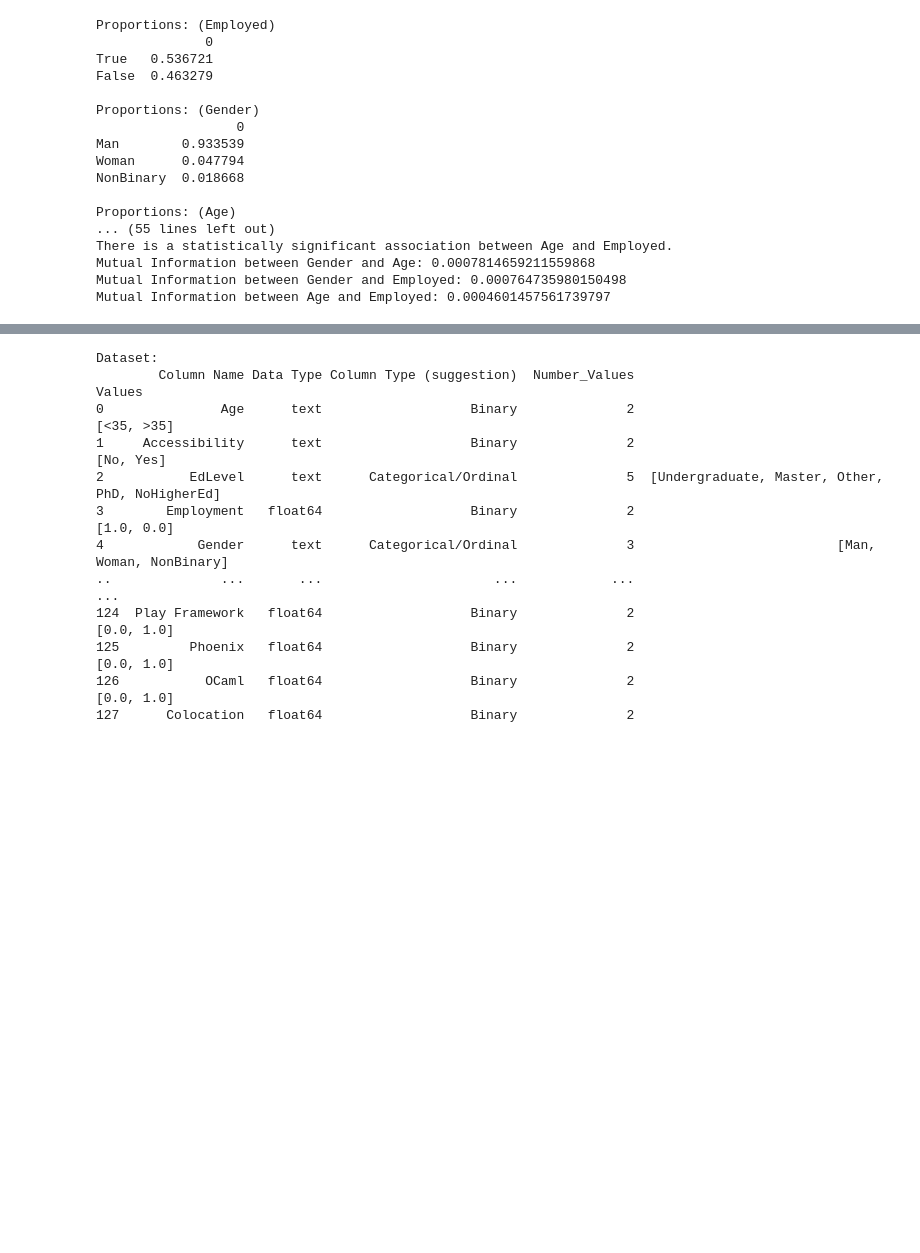
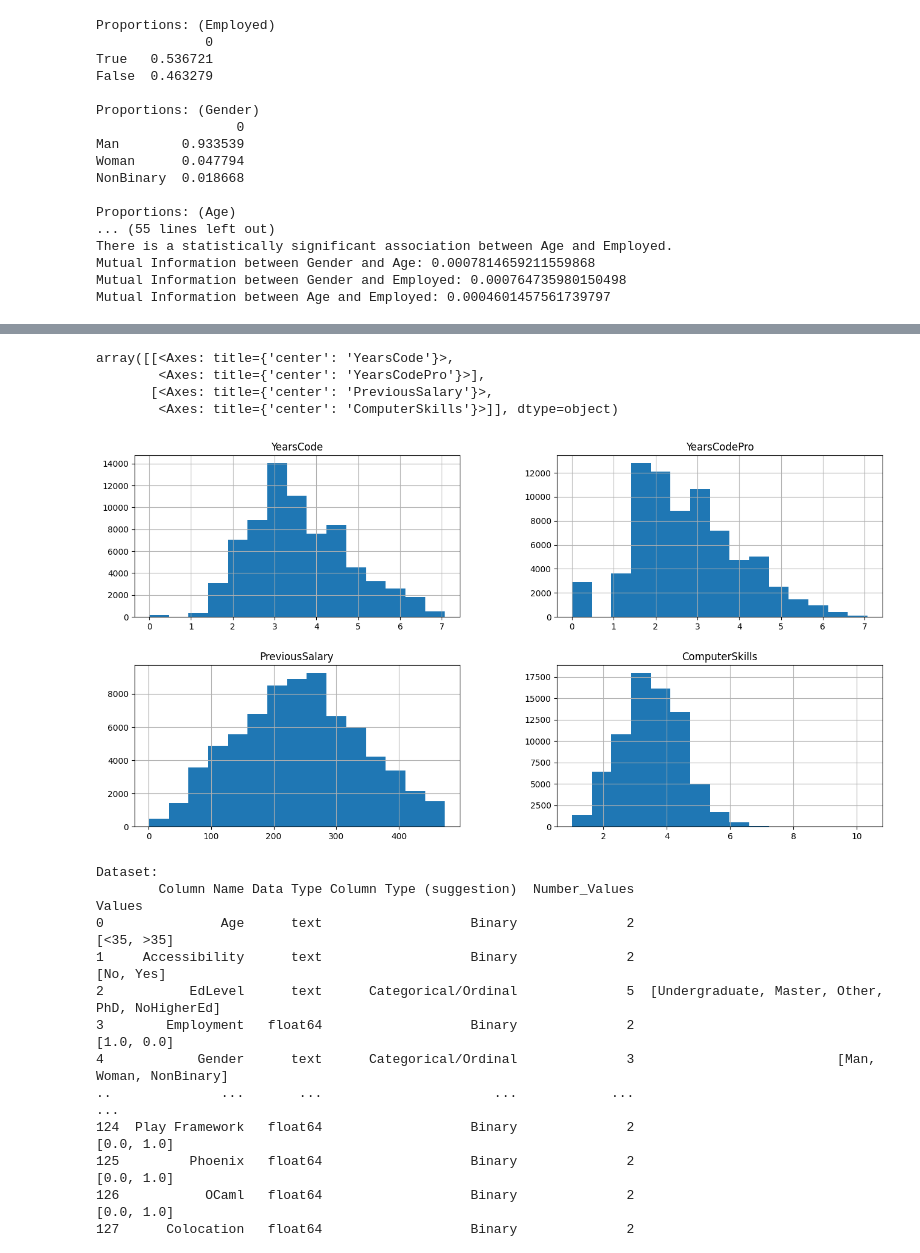
Before and after one commit to ripaez/handsondemo, a Jupyter notebook: aequitas-lib/examples/AEQUITAS_Detection_Mitigation_demo.ipynb, the cells around one changed output, grey strips where cells are left out. Saved outputs shown, nothing was run; the diff lists cells and outputs as text; code cells hidden in the pictures; blank space fills up the shorter version.

```diff
--- a/aequitas-lib/examples/AEQUITAS_Detection_Mitigation_demo.ipynb
+++ b/aequitas-lib/examples/AEQUITAS_Detection_Mitigation_demo.ipynb
@@ -114,3 +122,15 @@ ConnectionError: HTTPConnectionPool(host='localhost', port=6060): Max retries ex
+# %%
+dataset['YearsCode']=numerical.YearsCode.apply(np.sqrt)
+dataset['YearsCodePro']=numerical.YearsCodePro.apply(np.sqrt)
+dataset['PreviousSalary']=numerical.PreviousSalary.apply(np.sqrt)
+dataset['ComputerSkills']=numerical.ComputerSkills.apply(np.sqrt)
+dataset.select_dtypes('number').iloc[:,1:5].hist(bins=15,figsize=(16,8))
+# %% [output]
+array([[<Axes: title={'center': 'YearsCode'}>,
+        <Axes: title={'center': 'YearsCodePro'}>],
+       [<Axes: title={'center': 'PreviousSalary'}>,
+        <Axes: title={'center': 'ComputerSkills'}>]], dtype=object)
+[figure, added]
 # %%
 # Lets go forward with a more detailed fairness analysis
 
```
Also changed, not shown: parts of 14 cells of this notebook, 2 other files.
